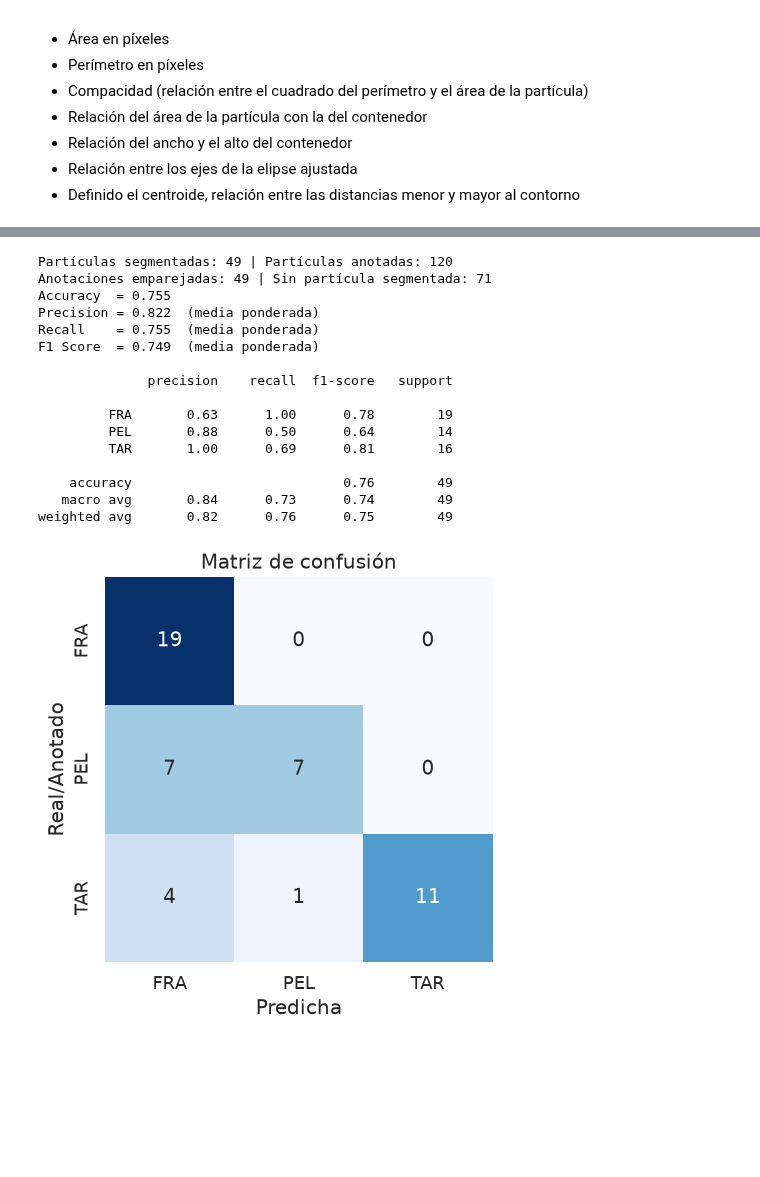
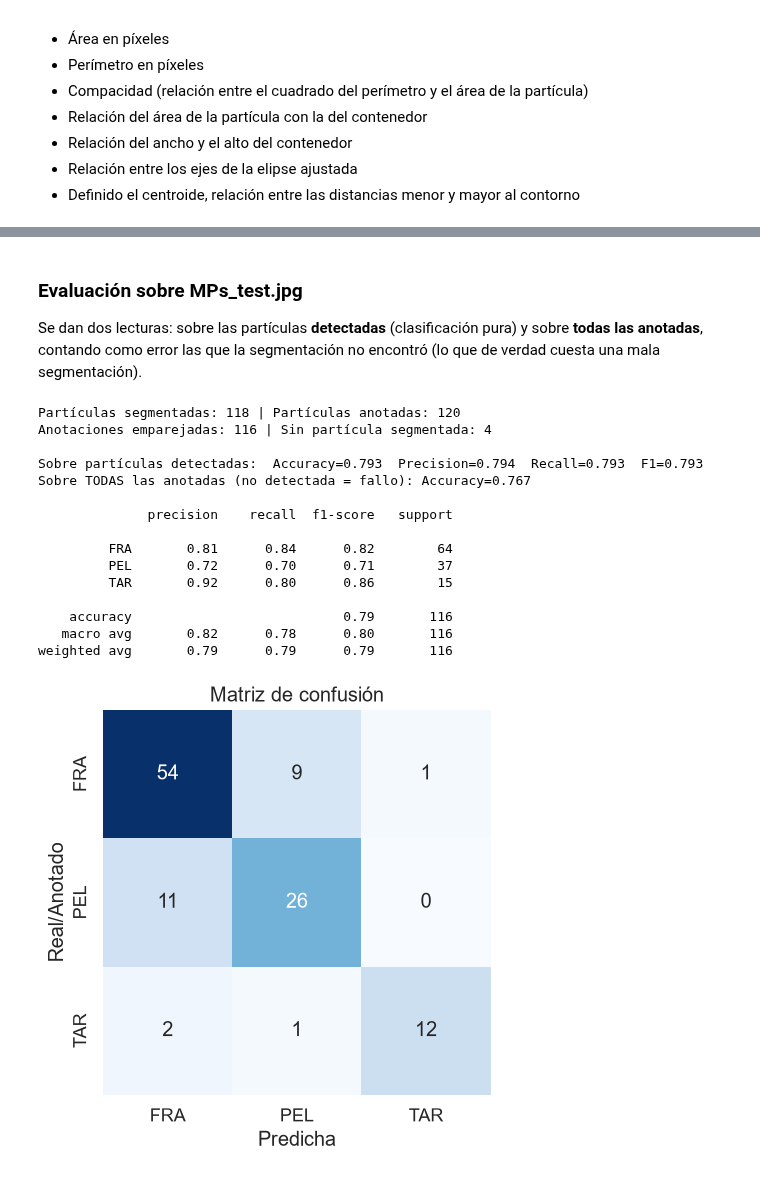
Before and after one commit to Pegasos2005/VC, a Jupyter notebook: P3/VC_P3_resuelto.ipynb, the cells around one changed output, grey strips where cells are left out. Drawn from its saved outputs; the diff is of its cells as text; code cells hidden in the pictures; blank space fills up the shorter version.

```diff
--- a/P3/VC_P3_resuelto.ipynb
+++ b/P3/VC_P3_resuelto.ipynb
@@ -474,13 +522,12 @@ TAR: 8 partículas segmentadas
 # %%
-# Normalizamos (media 0, desviación 1) para que ninguna característica pese más por su escala
 escalador = StandardScaler()
 X_train_n = escalador.fit_transform(X_train[:, IDX_USADAS])
 
-# K vecinos más cercanos (k=3, o menos si hay pocas muestras)
-k = min(3, len(X_train_n))
-clasificador = KNeighborsClassifier(n_neighbors=k)
+clasificador = KNeighborsClassifier(n_neighbors=5)
 clasificador.fit(X_train_n, y_train)
 
-# Precisión sobre el propio entrenamiento (solo orientativa, NO es la métrica final)
-print('Accuracy en entrenamiento:', clasificador.score(X_train_n, y_train))
+# Orientativo (validación cruzada sobre el propio entrenamiento, NO es la métrica final)
+from sklearn.model_selection import cross_val_score
+print('Accuracy CV 5-fold en entrenamiento:',
+      cross_val_score(KNeighborsClassifier(n_neighbors=5), X_train_n, y_train, cv=5).mean().round(3))
 # %% [output]
@@ -490,68 +535,56 @@ Accuracy en entrenamiento: 0.9090909090909091
+# %% [markdown]
+### Evaluación sobre MPs_test.jpg
+
+Se dan dos lecturas: sobre las partículas **detectadas** (clasificación pura) y sobre **todas las anotadas**, contando como error las que la segmentación no encontró (lo que de verdad cuesta una mala segmentación).
 # %%
-img_test = cv2.imread('MPs_test.jpg')
-if img_test is None:
-    raise FileNotFoundError("No se encuentra MPs_test.jpg")
-
-contornos_t, X_t, binaria_t = caracteristicas_imagen(img_test)
-anotaciones = leer_anotaciones('MPs_test_bbs.csv')
+contornos_t, X_t, binaria_t, _ = caracteristicas_imagen(img_test)
 print(f'Partículas segmentadas: {len(contornos_t)} | Partículas anotadas: {len(anotaciones)}')
 
-# Predicción de todas las partículas segmentadas
 pred_todas = clasificador.predict(escalador.transform(X_t[:, IDX_USADAS]))
-
-# Emparejamos cada anotación con su partícula segmentada
 pares = emparejar(contornos_t, anotaciones)
 
-y_real, y_pred = [], []
+y_real, y_pred, y_real_all, y_pred_all = [], [], [], []
 no_detectadas = 0
 for (etiqueta, *_), idx in zip(anotaciones, pares):
+    y_real_all.append(etiqueta)
     if idx is None:
         no_detectadas += 1
+        y_pred_all.append('NO_DET')
         continue
-    y_real.append(etiqueta)
-    y_pred.append(pred_todas[idx])
-
+    y_real.append(etiqueta); y_pred.append(pred_todas[idx]); y_pred_all.append(pred_todas[idx])
 print(f'Anotaciones emparejadas: {len(y_real)} | Sin partícula segmentada: {no_detectadas}')
 
-# Métricas
-accuracy = accuracy_score(y_real, y_pred)
+accuracy  = accuracy_score(y_real, y_pred)
 precision = precision_score(y_real, y_pred, labels=CLASES, average='weighted', zero_division=0)
-recall = recall_score(y_real, y_pred, labels=CLASES, average='weighted', zero_division=0)
-f1 = f1_score(y_real, y_pred, labels=CLASES, average='weighted', zero_division=0)
-
-print(f"Accuracy  = {accuracy:.3f}")
-print(f"Precision = {precision:.3f}  (media ponderada)")
-print(f"Recall    = {recall:.3f}  (media ponderada)")
-print(f"F1 Score  = {f1:.3f}  (media ponderada)")
+recall    = recall_score(y_real, y_pred, labels=CLASES, average='weighted', zero_division=0)
+f1        = f1_score(y_real, y_pred, labels=CLASES, average='weighted', zero_division=0)
+print(f"\nSobre partículas detectadas:  Accuracy={accuracy:.3f}  Precision={precision:.3f}  Recall={recall:.3f}  F1={f1:.3f}")
+print(f"Sobre TODAS las anotadas (no detectada = fallo): Accuracy={accuracy_score(y_real_all, y_pred_all):.3f}")
 print()
 print(classification_report(y_real, y_pred, labels=CLASES, zero_division=0))
 
-# Matriz de confusión
 matriz = confusion_matrix(y_real, y_pred, labels=CLASES)
 plt.figure(figsize=(5, 5))
 sns.set(font_scale=1.2)
 ax = sns.heatmap(matriz, annot=True, fmt='d', cbar=False, cmap='Blues',
                  xticklabels=CLASES, yticklabels=CLASES)
-ax.set_xlabel("Predicha")
-ax.set_ylabel("Real/Anotado")
-ax.set_title("Matriz de confusión")
+ax.set_xlabel("Predicha"); ax.set_ylabel("Real/Anotado"); ax.set_title("Matriz de confusión")
 plt.show()
 # %% [output]
-Partículas segmentadas: 49 | Partículas anotadas: 120
-Anotaciones emparejadas: 49 | Sin partícula segmentada: 71
-Accuracy  = 0.755
-Precision = 0.822  (media ponderada)
-Recall    = 0.755  (media ponderada)
-F1 Score  = 0.749  (media ponderada)
+Partículas segmentadas: 118 | Partículas anotadas: 120
+Anotaciones emparejadas: 116 | Sin partícula segmentada: 4
+
+Sobre partículas detectadas:  Accuracy=0.793  Precision=0.794  Recall=0.793  F1=0.793
+Sobre TODAS las anotadas (no detectada = fallo): Accuracy=0.767
 
               precision    recall  f1-score   support
 
-         FRA       0.63      1.00      0.78        19
-         PEL       0.88      0.50      0.64        14
-         TAR       1.00      0.69      0.81        16
+         FRA       0.81      0.84      0.82        64
+         PEL       0.72      0.70      0.71        37
+         TAR       0.92      0.80      0.86        15
 
-    accuracy                           0.76        49
-   macro avg       0.84      0.73      0.74        49
-weighted avg       0.82      0.76      0.75        49
+    accuracy                           0.79       116
+   macro avg       0.82      0.78      0.80       116
+weighted avg       0.79      0.79      0.79       116
-[figure, old version]
+[figure, new version]
 # %%
```
Also changed, not shown: parts of 16 cells of this notebook, 7 other files.
